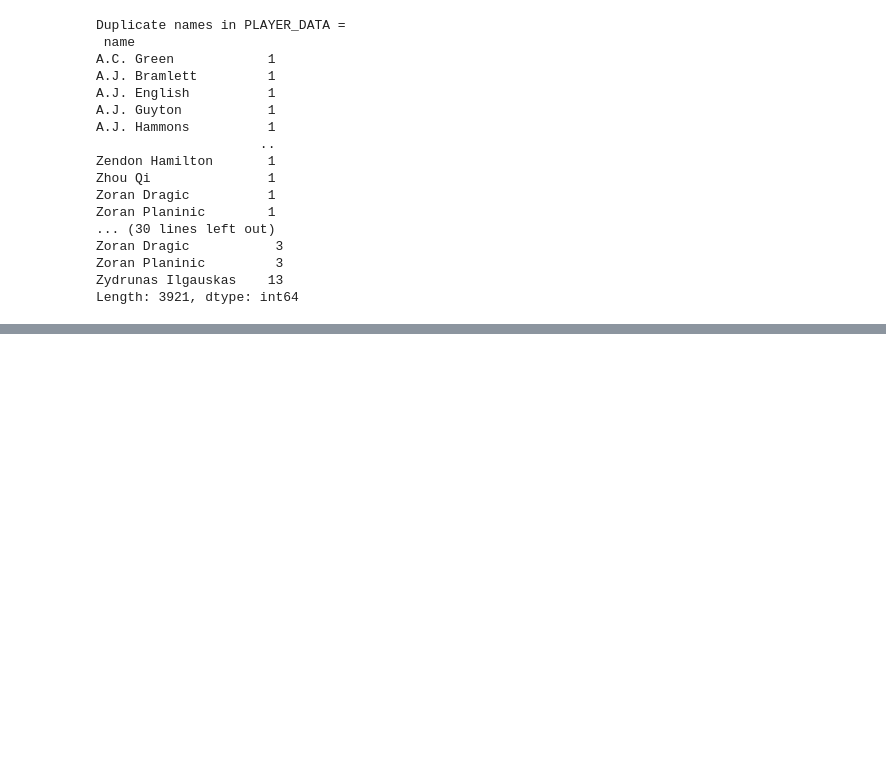
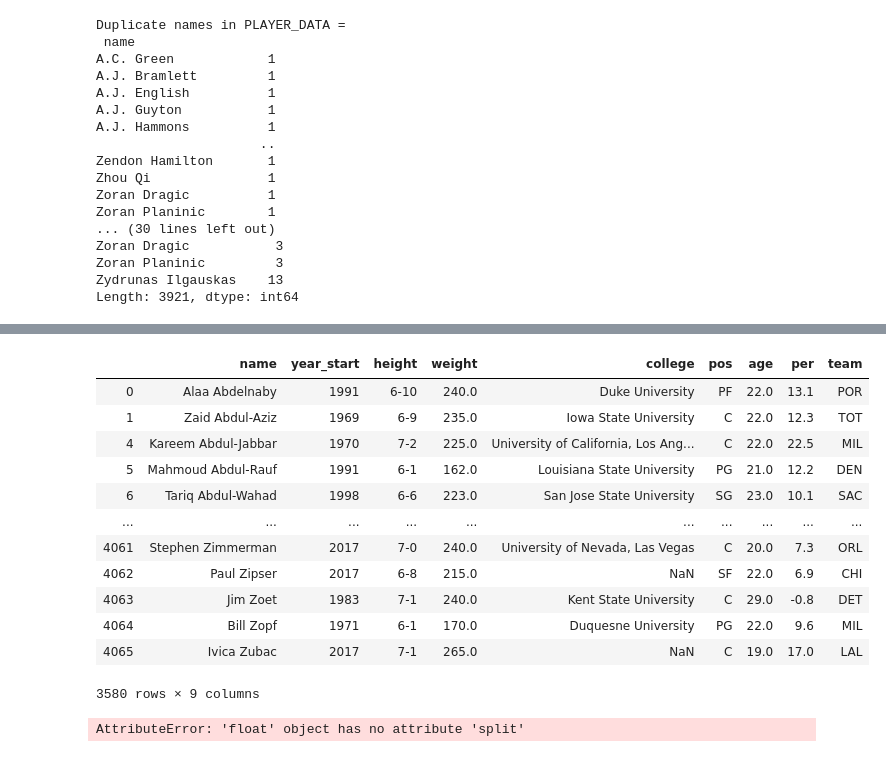
Before and after one commit to nickhil-tekwani/NBA-Data-ML-Model, a Jupyter notebook: nba_regression.ipynb, the cells around one changed output, grey strips where cells are left out. Drawn from its saved outputs; the diff is of its cells as text; code cells hidden in the pictures; blank space fills up the shorter version.

```diff
--- a/nba_regression.ipynb
+++ b/nba_regression.ipynb
@@ -141,0 +83,66 @@ final_cleaned_pd
+# %%
+# CLEAN SEASON STATS
+# drop rows in season stats where PER = NaN
+has_per_ss = season_stats[season_stats['PER'].notna()]
+# drop columns from season stats that we dont need
+useful_columns = ['Year', 'Player', 'Pos', 'Age', 'Tm', 'PER']
+only_useful_ss = has_per_ss[useful_columns]
+# strip asterisks
+no_star = only_useful_ss.replace('\*','',regex=True)
+final_cleaned_ss = no_star
+
+# CLEAN PLAYER DATA
+# strip asterisks
+no_player_star = player_data.replace('\*','',regex=True)
+# drop columns from player data that we dont need
+useful_pd_col = ["name", "year_start", "height", "weight", "college"]
+final_cleaned_pd = no_player_star[useful_pd_col]
+
+# MERGE
+merged_data = final_cleaned_pd.merge(final_cleaned_ss, left_on=['name', 'year_start'], right_on=["Player", "Year"])
+# drop duplicates (duplicate if name AND year_start are the same) but keep first instance (their rookie year)
+merged_drop_dupes = merged_data.drop_duplicates(["name", "year_start"], keep="first")
+# drop Year and Player columns
+dropYP = merged_drop_dupes.drop(labels=['Year', 'Player'], axis=1)
+# lower case all column names
+dropYP.columns = map(str.lower, dropYP.columns)
+# change name of team column
+dropYP["team"] = dropYP["tm"]
+# drop old tm column
+new_merged = dropYP.drop(labels=["tm"], axis=1)
+new_merged
+# %% [output]
+|  | name | year_start | height | weight | college | pos | age | per | team |
+| 0 | Alaa Abdelnaby | 1991 | 6-10 | 240.0 | Duke University | PF | 22.0 | 13.1 | POR |
+| 1 | Zaid Abdul-Aziz | 1969 | 6-9 | 235.0 | Iowa State University | C | 22.0 | 12.3 | TOT |
+| 4 | Kareem Abdul-Jabbar | 1970 | 7-2 | 225.0 | University of California, Los Ang... | C | 22.0 | 22.5 | MIL |
+| 5 | Mahmoud Abdul-Rauf | 1991 | 6-1 | 162.0 | Louisiana State University | PG | 21.0 | 12.2 | DEN |
+| 6 | Tariq Abdul-Wahad | 1998 | 6-6 | 223.0 | San Jose State University | SG | 23.0 | 10.1 | SAC |
+| ... | ... | ... | ... | ... | ... | ... | ... | ... | ... |
+| 4061 | Stephen Zimmerman | 2017 | 7-0 | 240.0 | University of Nevada, Las Vegas | C | 20.0 | 7.3 | ORL |
+| 4062 | Paul Zipser | 2017 | 6-8 | 215.0 | NaN | SF | 22.0 | 6.9 | CHI |
+| 4063 | Jim Zoet | 1983 | 7-1 | 240.0 | Kent State University | C | 29.0 | -0.8 | DET |
+| 4064 | Bill Zopf | 1971 | 6-1 | 170.0 | Duquesne University | PG | 22.0 | 9.6 | MIL |
+| 4065 | Ivica Zubac | 2017 | 7-1 | 265.0 | NaN | C | 19.0 | 17.0 | LAL |
+3580 rows × 9 columns
+# %%
+# CONVERT HEIGHT TO CM AND WEIGHT TO KGS
+# function for converting height in "feet-inches" to inches
+def height_to_inches(h):
+    height = h.split('-')
+    feet = int(height[0])
+    inches = int(height[1])
+    total = (feet*12) + inches
+    return total
+# function for converting height in inches to cm
+def inches_to_cm(i):
+    return i * 2.54
+# function for converting weight in lbs to kgs
+def lbs_to_kgs(l):
+    return l * 0.453592
+
+temp_1 = new_merged["height"].apply(height_to_inches)
+temp_2 = temp_1.apply(inches_to_cm)
+new_merged["height"] = temp_2
+# %% [output]
+AttributeError: 'float' object has no attribute 'split'
```
Also changed, not shown: parts of 11 cells of this notebook.
